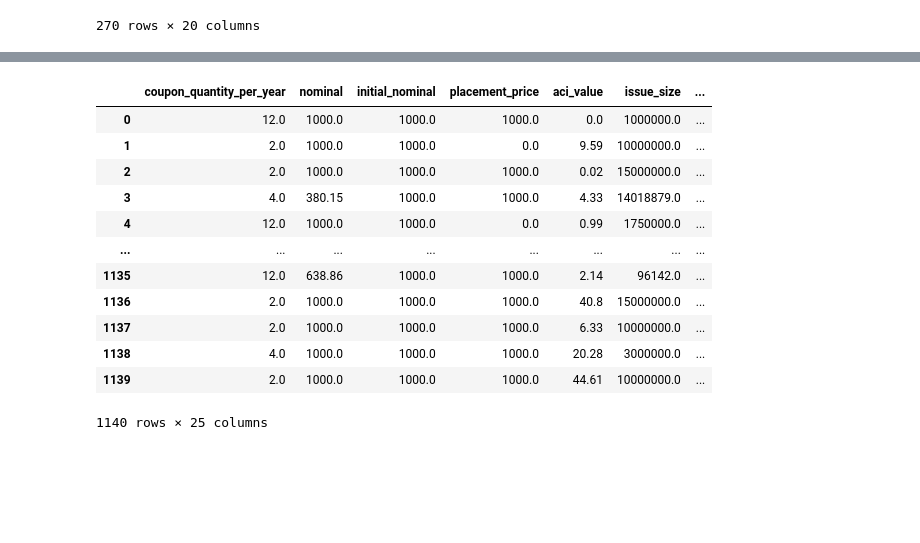
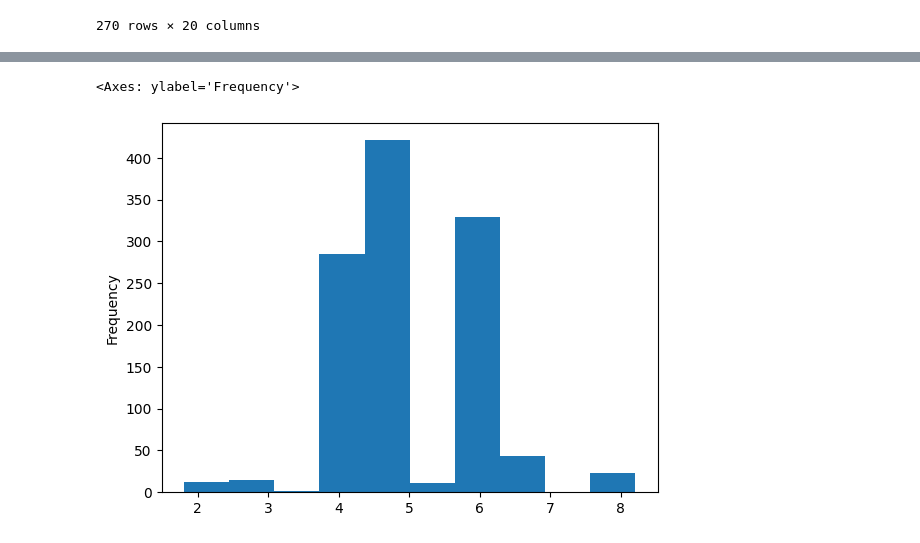
Before and after one commit to D1ffic00lt/securities-recommendation-system, a Jupyter notebook: baselines/ratings_baseline.ipynb, the cells around one changed output, grey strips where cells are left out. Cells and saved outputs as stored; diff of their text form; code cells hidden in the pictures; blank space fills up the shorter version.

```diff
--- a/baselines/ratings_baseline.ipynb
+++ b/baselines/ratings_baseline.ipynb
@@ -223,7 +223,7 @@ etfs_with_rating.sort_values('Rating')
 from preprocessing.rating import SecurityRating
 # %%
 rating = SecurityRating(
-    bonds=filled_bonds,
-    etfs=filled_etfs,
-    shares=filled_shares,
+    bonds=bonds,
+    etfs=etfs,
+    shares=shares
 )
@@ -230,16 +238,9 @@ rating = SecurityRating(
-# %%
-filled_bonds
-# %% [output]
-|  | coupon_quantity_per_year | nominal | initial_nominal | placement_price | aci_value | issue_size | ... |
-| 0 | 12.0 | 1000.0 | 1000.0 | 1000.0 | 0.0 | 1000000.0 | ... |
-| 1 | 2.0 | 1000.0 | 1000.0 | 0.0 | 9.59 | 10000000.0 | ... |
-| 2 | 2.0 | 1000.0 | 1000.0 | 1000.0 | 0.02 | 15000000.0 | ... |
-| 3 | 4.0 | 380.15 | 1000.0 | 1000.0 | 4.33 | 14018879.0 | ... |
-| 4 | 12.0 | 1000.0 | 1000.0 | 0.0 | 0.99 | 1750000.0 | ... |
-| ... | ... | ... | ... | ... | ... | ... | ... |
-| 1135 | 12.0 | 638.86 | 1000.0 | 1000.0 | 2.14 | 96142.0 | ... |
-| 1136 | 2.0 | 1000.0 | 1000.0 | 1000.0 | 40.8 | 15000000.0 | ... |
-| 1137 | 2.0 | 1000.0 | 1000.0 | 1000.0 | 6.33 | 10000000.0 | ... |
-| 1138 | 4.0 | 1000.0 | 1000.0 | 1000.0 | 20.28 | 3000000.0 | ... |
-| 1139 | 2.0 | 1000.0 | 1000.0 | 1000.0 | 44.61 | 10000000.0 | ... |
-1140 rows × 25 columns
+# %%
+bonds_rating = bonds.apply(rating.calculate_bonds_rating, axis=1)
+etfs_rating = etfs.apply(rating.calculate_etfs_rating, axis=1)
+shares_rating = shares.apply(rating.calculate_shares_rating, axis=1)
+# %%
+bonds_rating.plot(kind="hist")
+# %% [output]
+<Axes: ylabel='Frequency'>
+[figure, added]
```
Also changed, not shown: parts of 3 cells of this notebook, 1 other file.
